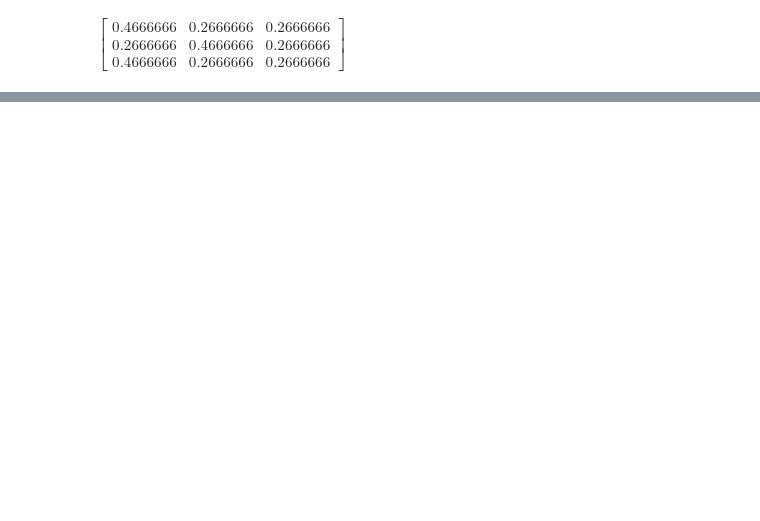
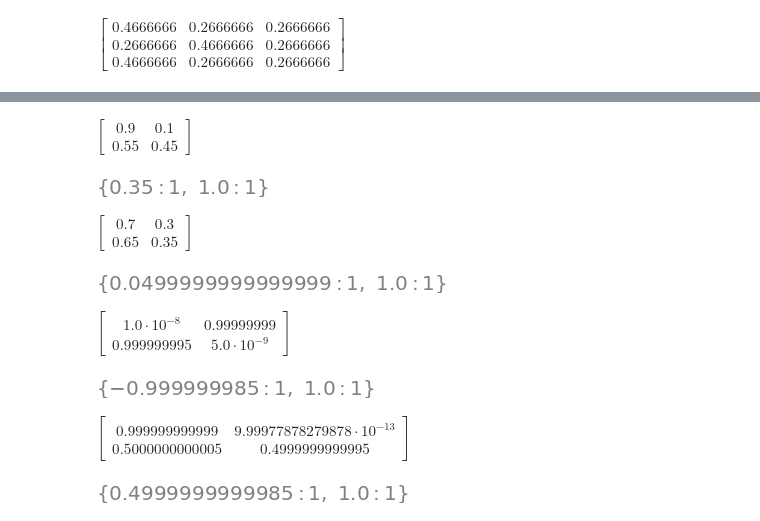
Before and after one commit to Raaaainbow/page-rank, a Jupyter notebook: Markov matricen Egenskaber og Dæmpning i PageRank.ipynb, the cells around one changed output, grey strips where cells are left out. Drawn from its saved outputs; the diff is of its cells as text; code cells hidden in the pictures; blank space fills up the shorter version.

```diff
--- a/Markov matricen Egenskaber og Dæmpning i PageRank.ipynb
+++ b/Markov matricen Egenskaber og Dæmpning i PageRank.ipynb
@@ -100,0 +136,40 @@ $\displaystyle \left[\begin{matrix}0.4666666 & 0.2666666 & 0.2666666\\0.2666666
+# %%
+d = 0.9
+G = d*A+(1-d)*B
+G
+# %% [output]
+$\displaystyle \left[\begin{matrix}0.9 & 0.1\\0.55 & 0.45\end{matrix}\right]$
+# %%
+G.eigenvals()
+# %% [output]
+[figure, added]
+# %%
+d = 0.7
+G = d*A+(1-d)*B
+G
+# %% [output]
+$\displaystyle \left[\begin{matrix}0.7 & 0.3\\0.65 & 0.35\end{matrix}\right]$
+# %%
+G.eigenvals()
+# %% [output]
+[figure, added]
+# %%
+d = 0.00000001
+G = d*A+(1-d)*B
+G
+# %% [output]
+$\displaystyle \left[\begin{matrix}1.0 \cdot 10^{-8} & 0.99999999\\0.999999995 & 5.0 \cdot 10^{-9}\end{matrix}\right]$
+# %%
+G.eigenvals()
+# %% [output]
+[figure, added]
+# %%
+d = 0.999999999999
+G = d*A+(1-d)*B
+G
+# %% [output]
+$\displaystyle \left[\begin{matrix}0.999999999999 & 9.99977878279878 \cdot 10^{-13}\\0.5000000000005 & 0.4999999999995\end{matrix}\right]$
+# %%
+G.eigenvals()
+# %% [output]
+[figure, added]
```
Also changed, not shown: parts of 8 cells of this notebook.
